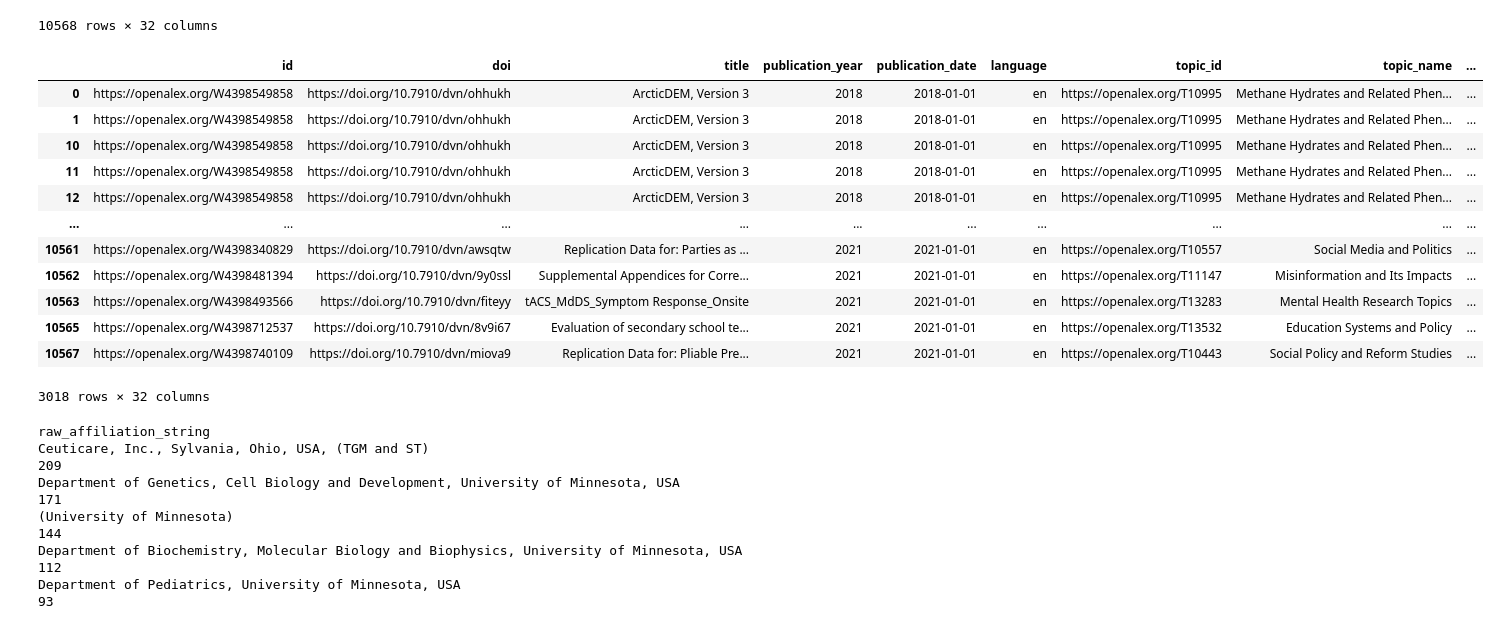
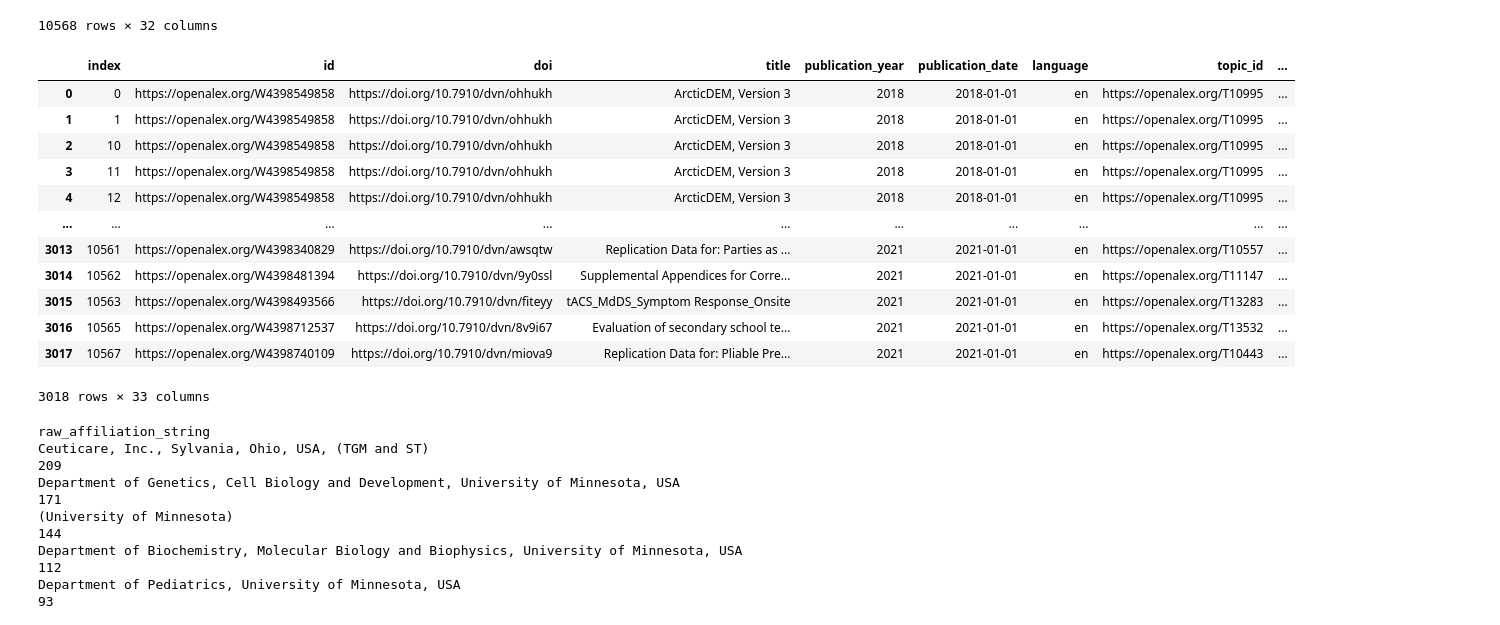
Before and after one commit to senderrr/OpenAlex, a Jupyter notebook: OpenAlex.ipynb, the cells around one changed output. Saved outputs shown, nothing was run; the diff lists cells and outputs as text; code cells hidden in the pictures.

```diff
--- a/OpenAlex.ipynb
+++ b/OpenAlex.ipynb
@@ -561,27 +561,27 @@ unnested_df
 # %%
 # subset to ror ids
 ror_df = unnested_df[(unnested_df['ror'] == 'https://ror.org/0190ak572') | (unnested_df['ror'] == 'https://ror.org/017zqws13') | (unnested_df['ror'] == 'https://ror.org/00jmfr291')
                                             | (unnested_df['ror'] == 'https://ror.org/00x6h5n95') | (unnested_df['ror'] == 'https://ror.org/00jmfr291') | (unnested_df['ror'] == 'https://ror.org/047426m28')
                                             | (unnested_df['ror'] == 'https://ror.org/03arq3225') | (unnested_df['ror'] == 'https://ror.org/04sac7215') | (unnested_df['ror'] == 'https://ror.org/02ttsq026')
                                             | (unnested_df['ror'] == 'https://ror.org/05bnh6r87') | (unnested_df['ror'] == 'https://ror.org/02smfhw86') | (unnested_df['ror'] == 'https://ror.org/01y2jtd41')
                                             | (unnested_df['ror'] == 'https://ror.org/00hx57361') | (unnested_df['ror'] == 'https://ror.org/04p491231') | (unnested_df['ror'] == 'https://ror.org/0153tk833')
                                             | (unnested_df['ror'] == 'https://ror.org/00b30xv10') | (unnested_df['ror'] == 'https://ror.org/00py81415') | (unnested_df['ror'] == 'https://ror.org/01yc7t268')
-                                            | (unnested_df['ror'] == 'https://ror.org/05fs6jp91') | (unnested_df['ror'] == 'https://ror.org/043mer456')]
+                                            | (unnested_df['ror'] == 'https://ror.org/05fs6jp91') | (unnested_df['ror'] == 'https://ror.org/043mer456')].reset_index()
 ror_df
 # %% [output]
-|  | id | doi | title | publication_year | publication_date | language | topic_id | topic_name | ... |
-| 0 | https://openalex.org/W4398549858 | https://doi.org/10.7910/dvn/ohhukh | ArcticDEM, Version 3 | 2018 | 2018-01-01 | en | https://openalex.org/T10995 | Methane Hydrates and Related Phen... | ... |
-| 1 | https://openalex.org/W4398549858 | https://doi.org/10.7910/dvn/ohhukh | ArcticDEM, Version 3 | 2018 | 2018-01-01 | en | https://openalex.org/T10995 | Methane Hydrates and Related Phen... | ... |
-| 10 | https://openalex.org/W4398549858 | https://doi.org/10.7910/dvn/ohhukh | ArcticDEM, Version 3 | 2018 | 2018-01-01 | en | https://openalex.org/T10995 | Methane Hydrates and Related Phen... | ... |
-| 11 | https://openalex.org/W4398549858 | https://doi.org/10.7910/dvn/ohhukh | ArcticDEM, Version 3 | 2018 | 2018-01-01 | en | https://openalex.org/T10995 | Methane Hydrates and Related Phen... | ... |
-| 12 | https://openalex.org/W4398549858 | https://doi.org/10.7910/dvn/ohhukh | ArcticDEM, Version 3 | 2018 | 2018-01-01 | en | https://openalex.org/T10995 | Methane Hydrates and Related Phen... | ... |
+|  | index | id | doi | title | publication_year | publication_date | language | topic_id | ... |
+| 0 | 0 | https://openalex.org/W4398549858 | https://doi.org/10.7910/dvn/ohhukh | ArcticDEM, Version 3 | 2018 | 2018-01-01 | en | https://openalex.org/T10995 | ... |
+| 1 | 1 | https://openalex.org/W4398549858 | https://doi.org/10.7910/dvn/ohhukh | ArcticDEM, Version 3 | 2018 | 2018-01-01 | en | https://openalex.org/T10995 | ... |
+| 2 | 10 | https://openalex.org/W4398549858 | https://doi.org/10.7910/dvn/ohhukh | ArcticDEM, Version 3 | 2018 | 2018-01-01 | en | https://openalex.org/T10995 | ... |
+| 3 | 11 | https://openalex.org/W4398549858 | https://doi.org/10.7910/dvn/ohhukh | ArcticDEM, Version 3 | 2018 | 2018-01-01 | en | https://openalex.org/T10995 | ... |
+| 4 | 12 | https://openalex.org/W4398549858 | https://doi.org/10.7910/dvn/ohhukh | ArcticDEM, Version 3 | 2018 | 2018-01-01 | en | https://openalex.org/T10995 | ... |
 | ... | ... | ... | ... | ... | ... | ... | ... | ... | ... |
-| 10561 | https://openalex.org/W4398340829 | https://doi.org/10.7910/dvn/awsqtw | Replication Data for: Parties as ... | 2021 | 2021-01-01 | en | https://openalex.org/T10557 | Social Media and Politics | ... |
-| 10562 | https://openalex.org/W4398481394 | https://doi.org/10.7910/dvn/9y0ssl | Supplemental Appendices for Corre... | 2021 | 2021-01-01 | en | https://openalex.org/T11147 | Misinformation and Its Impacts | ... |
-| 10563 | https://openalex.org/W4398493566 | https://doi.org/10.7910/dvn/fiteyy | tACS_MdDS_Symptom Response_Onsite | 2021 | 2021-01-01 | en | https://openalex.org/T13283 | Mental Health Research Topics | ... |
-| 10565 | https://openalex.org/W4398712537 | https://doi.org/10.7910/dvn/8v9i67 | Evaluation of secondary school te... | 2021 | 2021-01-01 | en | https://openalex.org/T13532 | Education Systems and Policy | ... |
-| 10567 | https://openalex.org/W4398740109 | https://doi.org/10.7910/dvn/miova9 | Replication Data for: Pliable Pre... | 2021 | 2021-01-01 | en | https://openalex.org/T10443 | Social Policy and Reform Studies | ... |
+| 3013 | 10561 | https://openalex.org/W4398340829 | https://doi.org/10.7910/dvn/awsqtw | Replication Data for: Parties as ... | 2021 | 2021-01-01 | en | https://openalex.org/T10557 | ... |
+| 3014 | 10562 | https://openalex.org/W4398481394 | https://doi.org/10.7910/dvn/9y0ssl | Supplemental Appendices for Corre... | 2021 | 2021-01-01 | en | https://openalex.org/T11147 | ... |
+| 3015 | 10563 | https://openalex.org/W4398493566 | https://doi.org/10.7910/dvn/fiteyy | tACS_MdDS_Symptom Response_Onsite | 2021 | 2021-01-01 | en | https://openalex.org/T13283 | ... |
+| 3016 | 10565 | https://openalex.org/W4398712537 | https://doi.org/10.7910/dvn/8v9i67 | Evaluation of secondary school te... | 2021 | 2021-01-01 | en | https://openalex.org/T13532 | ... |
+| 3017 | 10567 | https://openalex.org/W4398740109 | https://doi.org/10.7910/dvn/miova9 | Replication Data for: Pliable Pre... | 2021 | 2021-01-01 | en | https://openalex.org/T10443 | ... |
-3018 rows × 32 columns
+3018 rows × 33 columns
 # %%
 ror_df.to_csv('CleanedOpenAlexData.csv')
 # %%
```
